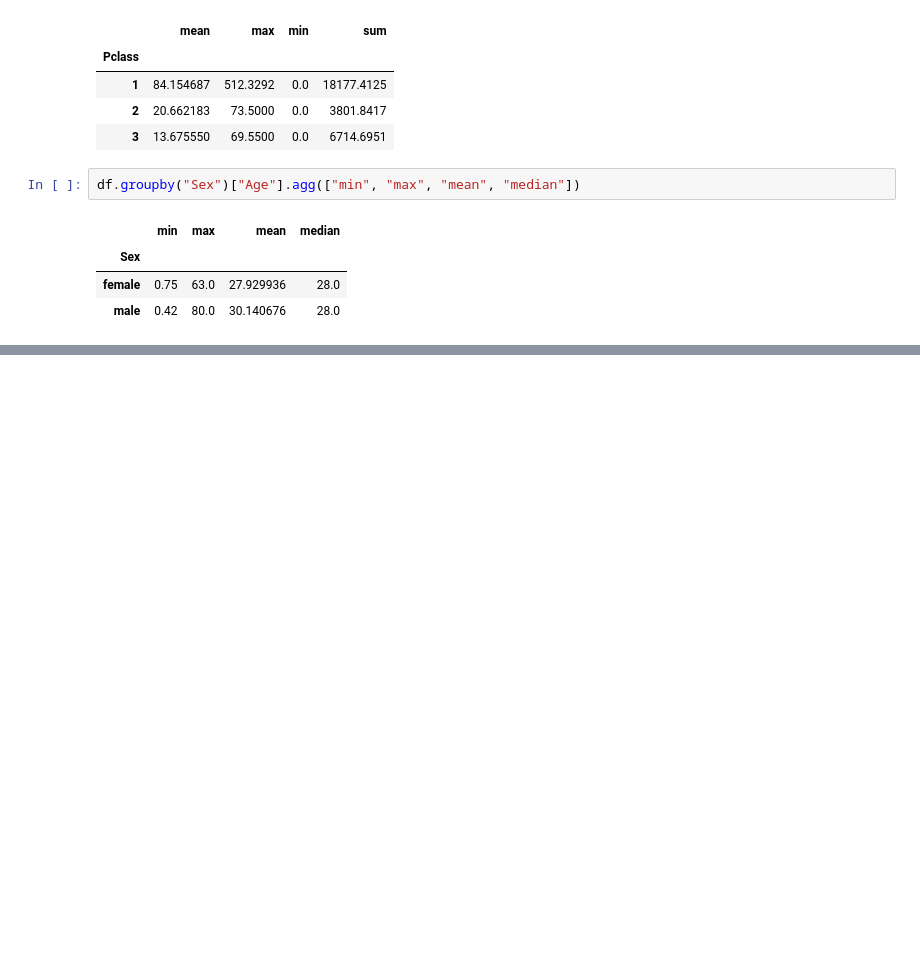
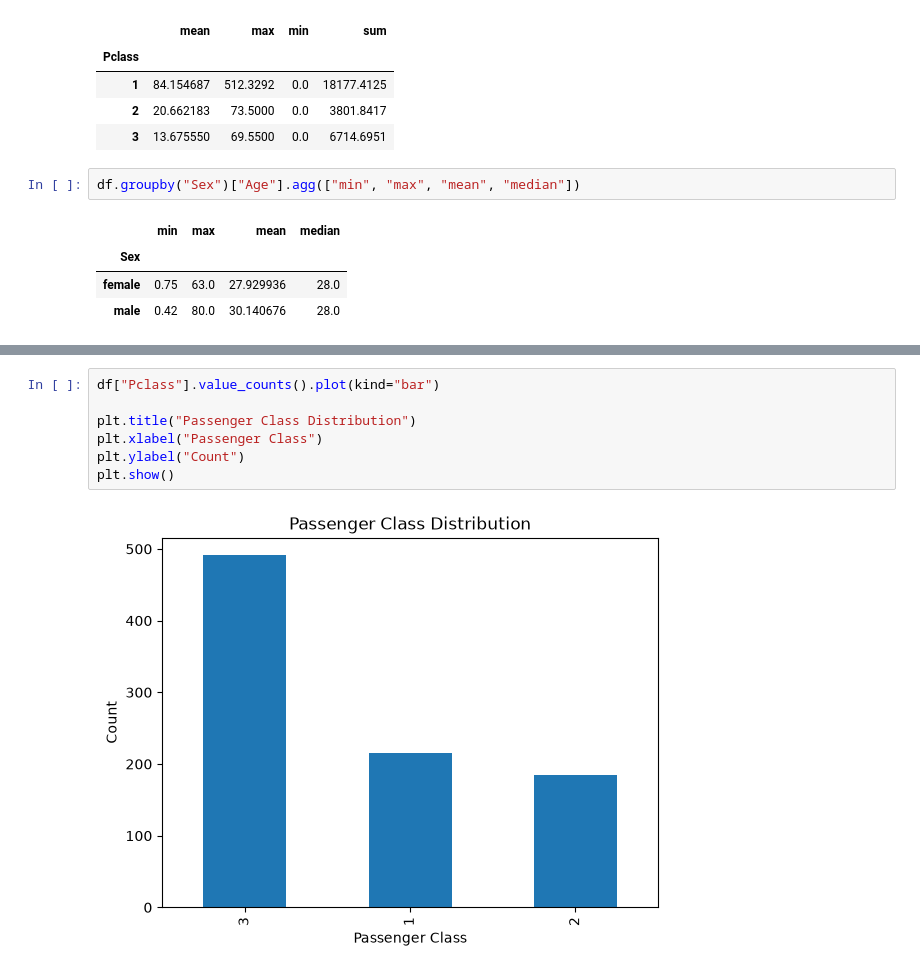
Before and after one commit to noor-alishba/AI_ML_Internship, a Jupyter notebook: Week_2/data/notebooks/eda.ipynb, the cells around one changed output, grey strips where cells are left out. Saved outputs shown, nothing was run; the diff lists cells and outputs as text; blank space fills up the shorter version.

```diff
--- a/Week_2/data/notebooks/eda.ipynb
+++ b/Week_2/data/notebooks/eda.ipynb
@@ -303,0 +330,9 @@ df.groupby("Pclass")["Fare"].describe()
+# %%
+df["Pclass"].value_counts().plot(kind="bar")
+
+plt.title("Passenger Class Distribution")
+plt.xlabel("Passenger Class")
+plt.ylabel("Count")
+plt.show()
+# %% [output]
+[figure, added]
```
Also changed, not shown: parts of 9 cells of this notebook.
